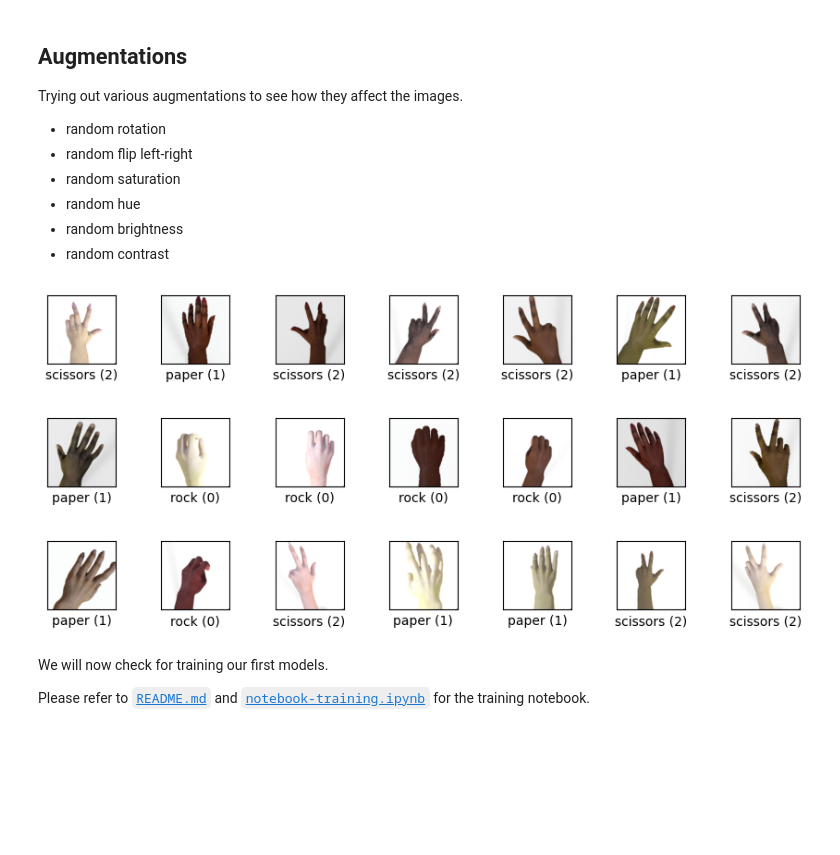
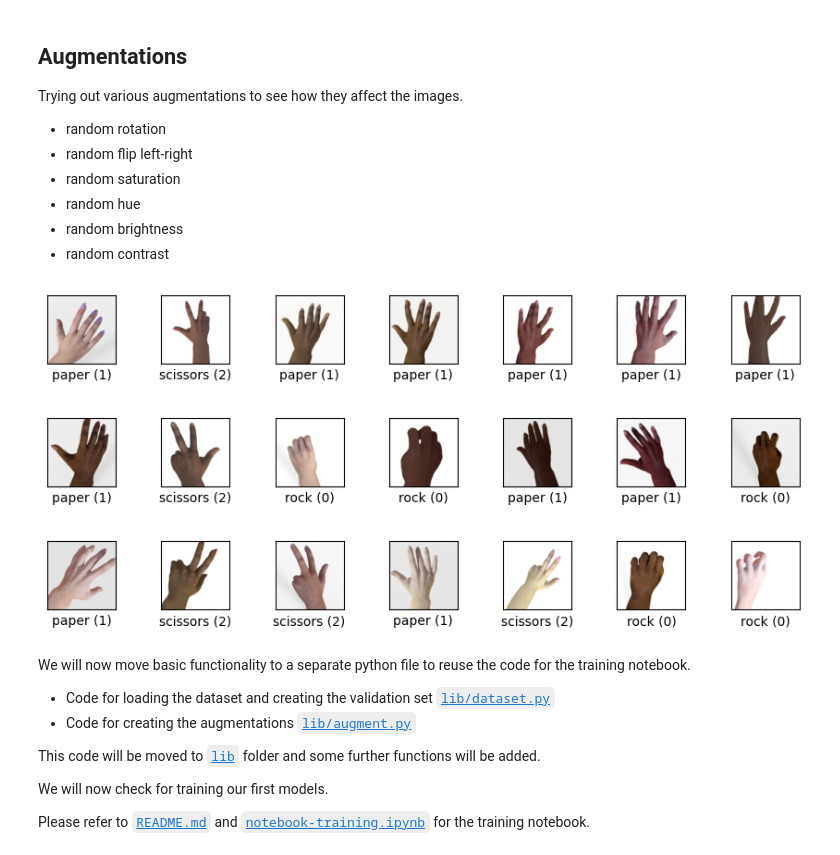
Before and after one commit to ai2ys/Rock-Paper-Scissors_Image-Classification, a Jupyter notebook: eda-training/notebook-eda.ipynb, the cells around one changed output. Saved outputs shown, nothing was run; the diff lists cells and outputs as text; code cells hidden in the pictures; blank space fills up the shorter version.

Commit message:
making training notebook run

```diff
--- a/eda-training/notebook-eda.ipynb
+++ b/eda-training/notebook-eda.ipynb
@@ -366,8 +356,30 @@ ds_train_visualize = ds_train_augmented.map(revert_normalize)
-# %%
-fig = tfds.show_examples(ds_train_visualize, ds_info, rows=3, cols=7, plot_scale=1.5)
-# %% [output]
-[figure, removed]
+# %%
+preprocessing = Processing(
+        random_flip_left_right=True,
+        random_brightness=0.1,
+        random_contrast=0.1,
+        random_rotation=30,
+        random_saturation=0.1,
+        random_hue=0.05,
+        random_crop=0.1,
+)
+
+ds_train_preproc = ds_train.shuffle(1000, seed=3).take(21)
+ds_train_preproc = preprocessing.preprocess(ds_train_preproc)
+
+ds_train_visualize = ds_train_preproc.map(preprocessing.revert_normalize_0_1_to_uint8)
+
+fig = tfds.show_examples(ds_train_visualize, ds_info, rows=3, cols=7, plot_scale=1.5)
+# %% [output]
+[figure, added]
 # %% [markdown]
+We will now move basic functionality to a separate python file to reuse the code for the training notebook.
+
+- Code for loading the dataset and creating the validation set [`lib/dataset.py`](lib/dataset.py)
+- Code for creating the augmentations [`lib/augment.py`](lib/augment.py)
+
+This code will be moved to [`lib`](lib) folder and some further functions will be added.
+
 We will now check for training our first models.
 
 Please refer to [`README.md`](README.md) and [`notebook-training.ipynb`](notebook-training.ipynb) for the training notebook.
```
Also changed, not shown: parts of 9 cells of this notebook, 8 other files.
